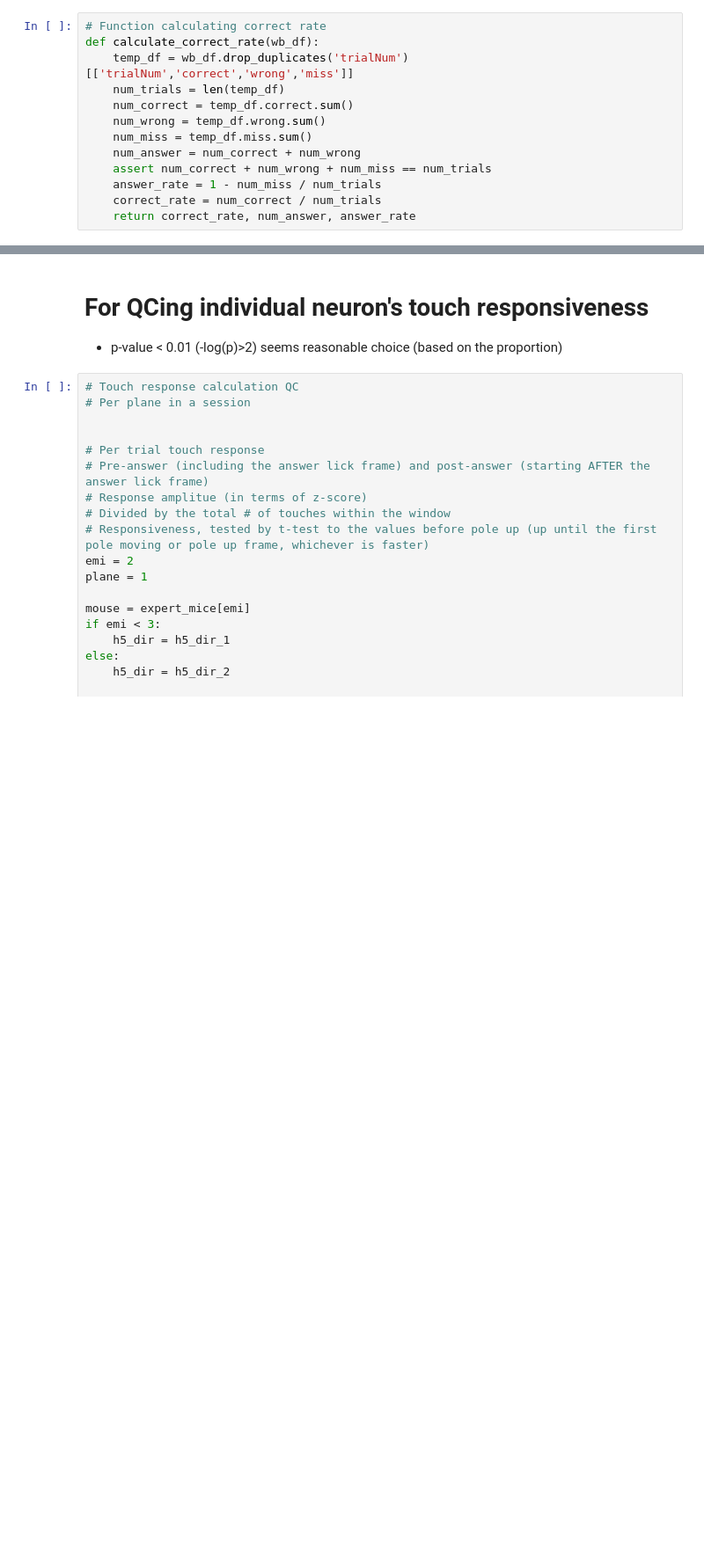
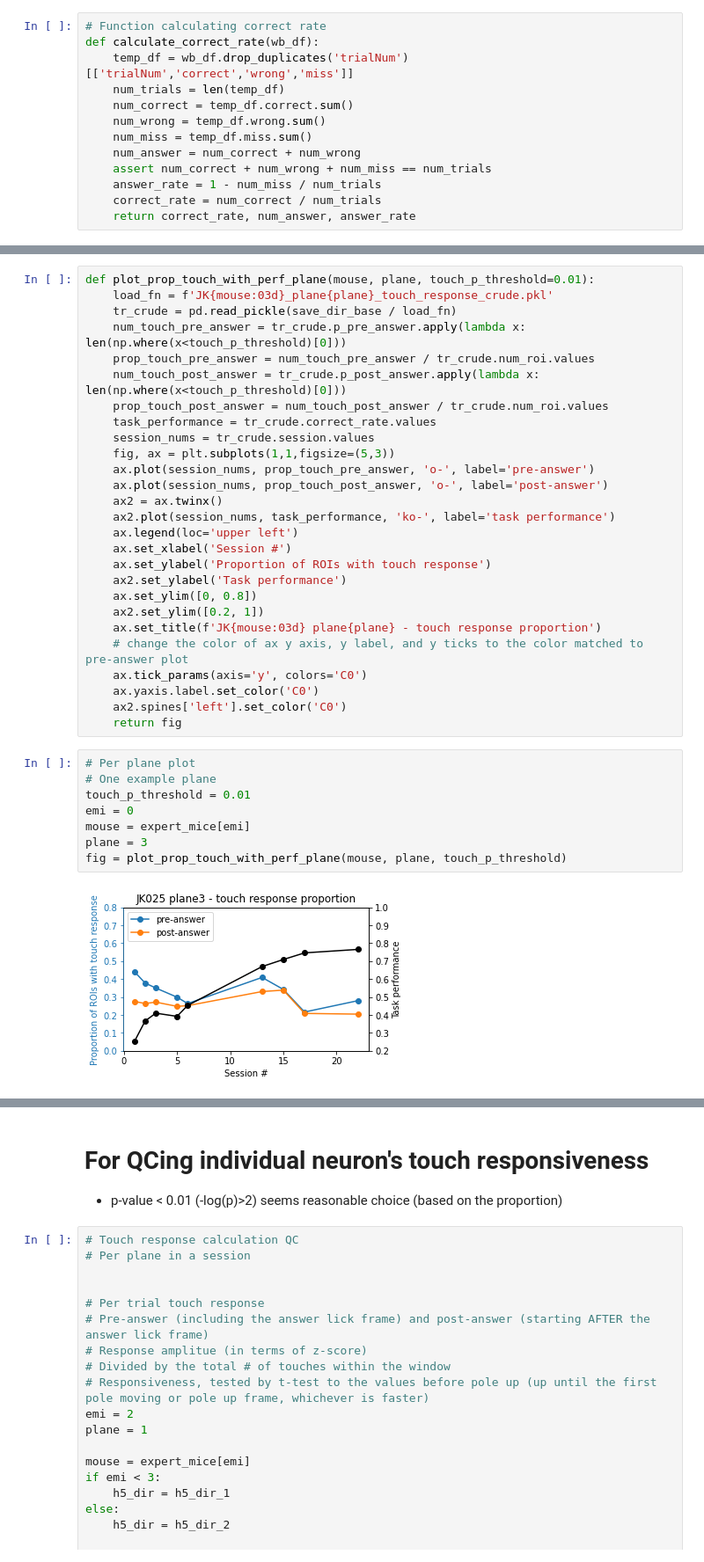
Before and after one commit to jkim0731/Neural-stretching-in-vS1, a Jupyter notebook: 230228_touch_tuned_prop_analysis_01.ipynb, the cells around one changed output, grey strips where cells are left out. Shown at 88% size. Saved outputs shown, nothing was run; the diff lists cells and outputs as text; blank space fills up the shorter version.

```diff
--- a/230228_touch_tuned_prop_analysis_01.ipynb
+++ b/230228_touch_tuned_prop_analysis_01.ipynb
@@ -373,0 +362,37 @@ def touch_response_prop_plot(tr_crude, target_logp_value=2, target_response=None
+# %%
+def plot_prop_touch_with_perf_plane(mouse, plane, touch_p_threshold=0.01):
+    load_fn = f'JK{mouse:03d}_plane{plane}_touch_response_crude.pkl'
+    tr_crude = pd.read_pickle(save_dir_base / load_fn)
+    num_touch_pre_answer = tr_crude.p_pre_answer.apply(lambda x: len(np.where(x<touch_p_threshold)[0]))
+    prop_touch_pre_answer = num_touch_pre_answer / tr_crude.num_roi.values
+    num_touch_post_answer = tr_crude.p_post_answer.apply(lambda x: len(np.where(x<touch_p_threshold)[0]))
+    prop_touch_post_answer = num_touch_post_answer / tr_crude.num_roi.values
+    task_performance = tr_crude.correct_rate.values
+    session_nums = tr_crude.session.values
+    fig, ax = plt.subplots(1,1,figsize=(5,3))
+    ax.plot(session_nums, prop_touch_pre_answer, 'o-', label='pre-answer')
+    ax.plot(session_nums, prop_touch_post_answer, 'o-', label='post-answer')
+    ax2 = ax.twinx()
+    ax2.plot(session_nums, task_performance, 'ko-', label='task performance')
+    ax.legend(loc='upper left')
+    ax.set_xlabel('Session #')
+    ax.set_ylabel('Proportion of ROIs with touch response')
+    ax2.set_ylabel('Task performance')
+    ax.set_ylim([0, 0.8])
+    ax2.set_ylim([0.2, 1])
+    ax.set_title(f'JK{mouse:03d} plane{plane} - touch response proportion')
+    # change the color of ax y axis, y label, and y ticks to the color matched to pre-answer plot
+    ax.tick_params(axis='y', colors='C0')
+    ax.yaxis.label.set_color('C0')
+    ax2.spines['left'].set_color('C0')
+    return fig
+# %%
+# Per plane plot
+# One example plane
+touch_p_threshold = 0.01
+emi = 0
+mouse = expert_mice[emi]
+plane = 3
+fig = plot_prop_touch_with_perf_plane(mouse, plane, touch_p_threshold)
+# %% [output]
+[figure, added]
```
Also changed, not shown: parts of 64 cells of this notebook, 1 other file.
